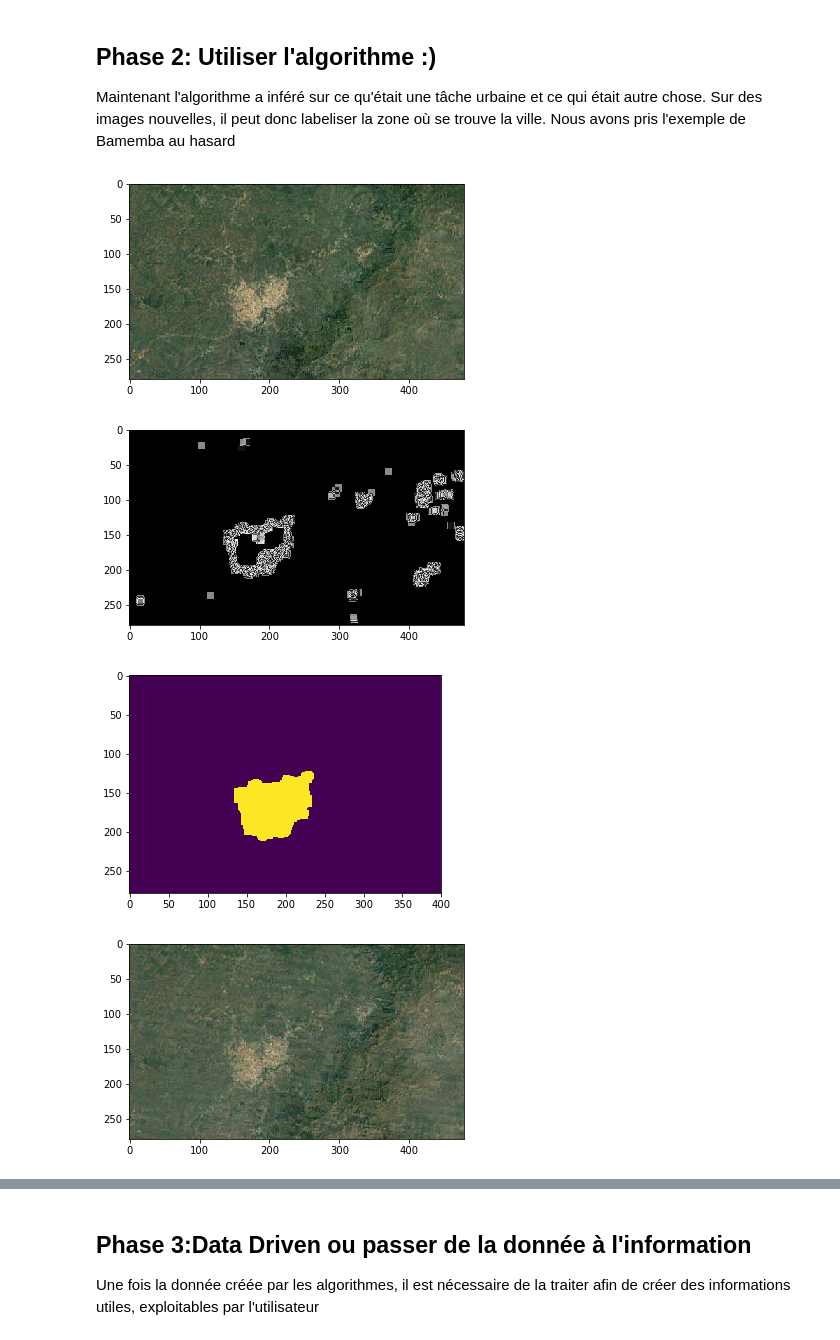
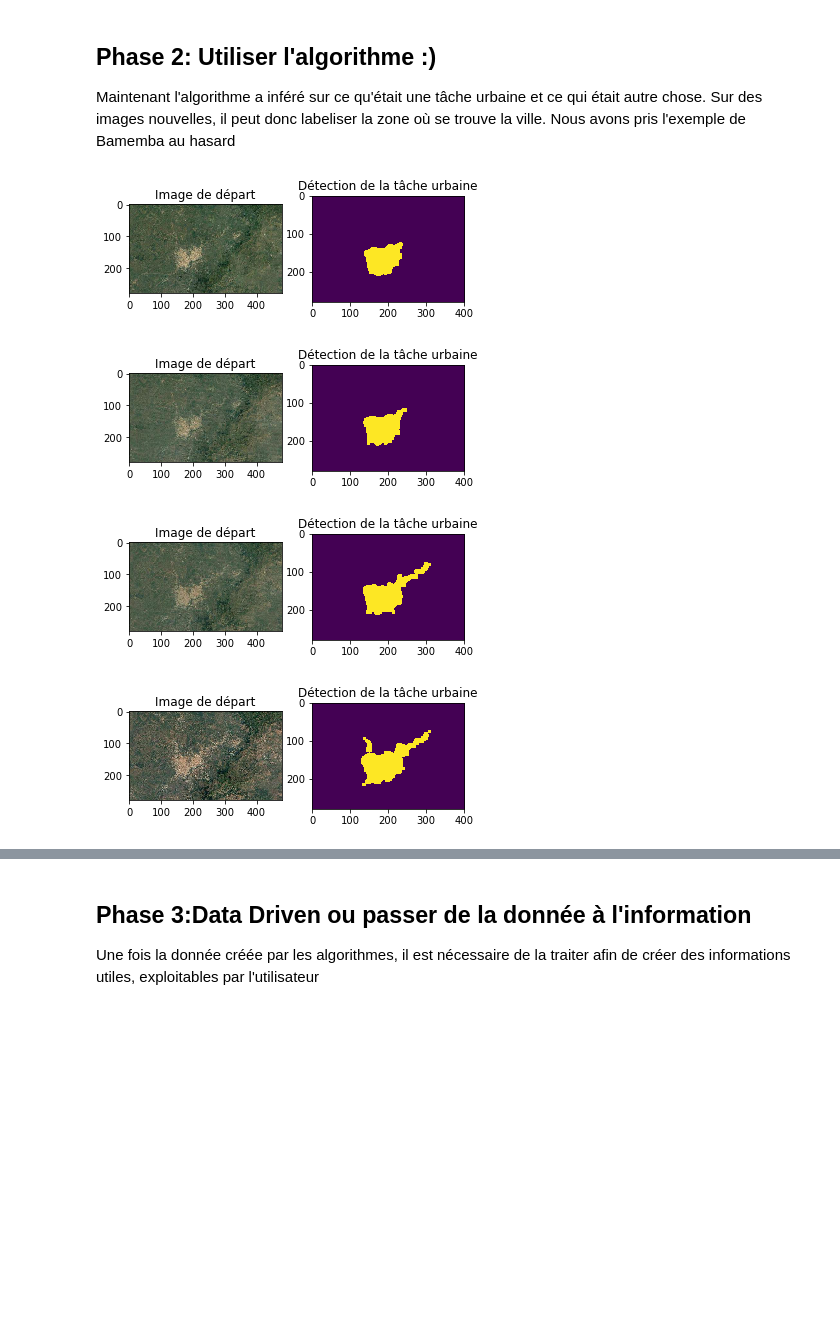
Before and after one commit to AFDLab4Dev/cameroun_urbanarea, a Jupyter notebook: Détection de tâches urbaines au Cameroun.ipynb, the cells around one changed output, grey strips where cells are left out. Drawn from its saved outputs; the diff is of its cells as text; code cells hidden in the pictures; blank space fills up the shorter version.

```diff
--- a/Détection de tâches urbaines au Cameroun.ipynb
+++ b/Détection de tâches urbaines au Cameroun.ipynb
@@ -29,7 +29,7 @@ lmask = "new_masks/"
 limage = "new_img/"
 patch_size = (10,10)
 thresh_label = 0.5
-ratio = 0.10
+ratio = 0.20
 th = 0.5
 
 pixel_area = (5.5*5.5)/(60*60)
@@ -162,44 +162,48 @@ kernel = np.ones((3,3), np.uint8)
 prediction = []
 
 for i in baffoussam:
+    fig = plt.figure(1)
 
     t =io.imread(limage+i)
+    a = fig.add_subplot(1,2,1)
+    imgplot = plt.imshow(t)
+    a.set_title('Image de départ')
 
-    plt.imshow(t)
-    plt.show()
+
 
 
     tt = extract_linepatch(t, patch_size)
     label_predict = clf.predict(tt)
     msk_predict = label2mask(label_predict, t.shape, patch_size)
 
 
-    plt.imshow(msk_predict)
-    plt.show()
+    #plt.imshow(msk_predict)
+    #plt.show()
 
     pred = bina(msk_predict,0.5)
     pred = pred[:,:400]
 
     pred = ndi.binary_fill_holes(color.rgb2grey(pred))
 
     pred = morphology.binary_erosion(pred, kernel)
 
     label_objects, nb_labels = ndi.label(pred)
     sizes = np.bincount(label_objects.ravel())
     mask_sizes = sizes > 1000
     mask_sizes[0] = 0
     pred = mask_sizes[label_objects]
 
+    a = fig.add_subplot(1,2,2)
+    imgplot = plt.imshow(pred)
+    a.set_title('Détection de la tâche urbaine')
+    plt.show()
 
-
-    plt.imshow(pred)
-    plt.show()
     prediction.append(pred)
 
 
     #io.imsave('pred_'+liste_img[i], np.uint8(msk_predict)*255)
 # %% [output]
-[figure, old version]
+[figure, new version]
-[figure, old version]
+[figure, new version]
-[figure, old version]
+[figure, new version]
-[figure, old version]
+[figure, new version]
```
Also changed, not shown: parts of 2 cells of this notebook.
